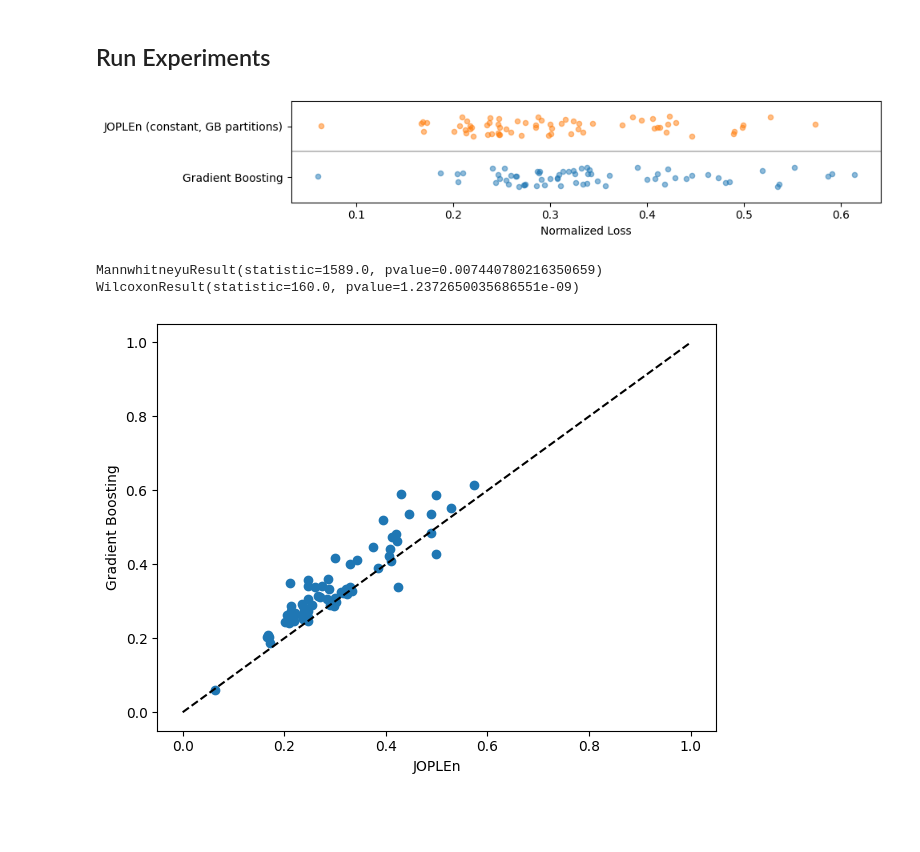
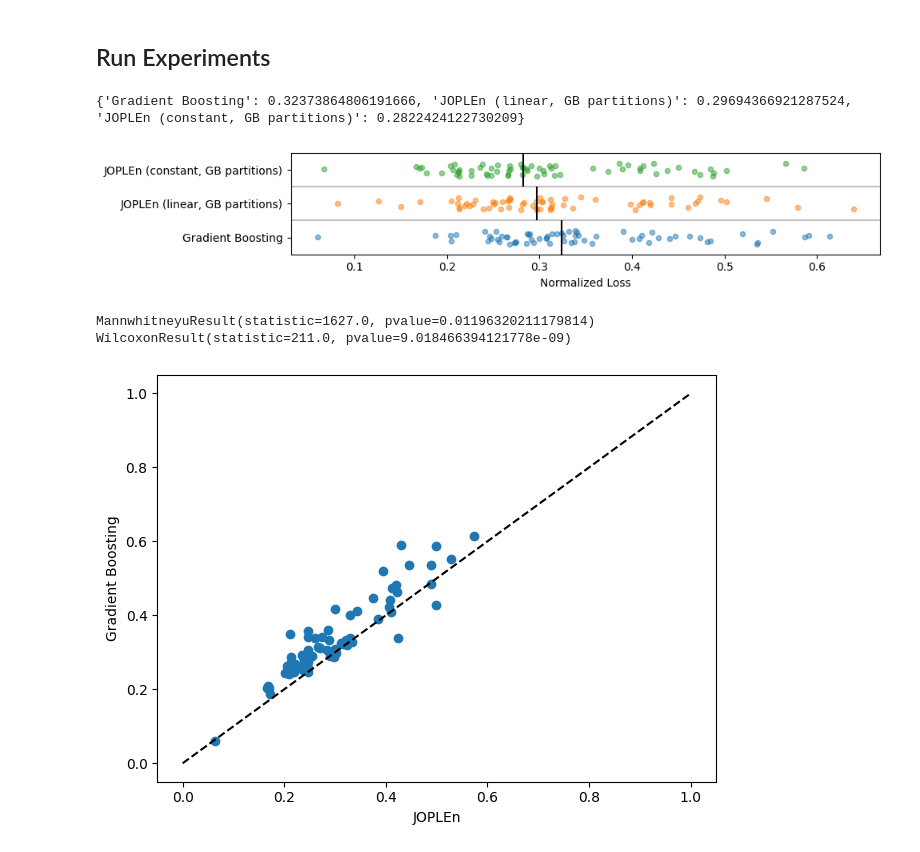
Before and after one commit to mattrmd/joplen_mlsp2024, a Jupyter notebook: experiments/prediction.ipynb, the cells around one changed output. Drawn from its saved outputs; the diff is of its cells as text; code cells hidden in the pictures; blank space fills up the shorter version.

```diff
--- a/experiments/prediction.ipynb
+++ b/experiments/prediction.ipynb
@@ -532,10 +536,7 @@ for ds_path in itr:
         if "prediction" not in info["experiments"]:
             continue
 
-        if file_name in ["joplen_linear_lingb_part", "lb", "joplen_linear_maxvar_part"]:
-            continue
-
-        if file_name not in ["joplen_const_gb_part", "gb"]:
+        if file_name not in ["joplen_const_gb_part", "gb", "joplen_linear_gb_part"]:
             continue
 
         model_str = f"{file_name} on {ds_path.name}"
@@ -576,9 +577,14 @@ def plot_strip(
     for x_idx, x_values in enumerate(arr[:-1]):
         ax.hlines(x_idx + 1 / 2, *x_lim, color="k", alpha=0.25)
 
+    # plot vertical line for mean for each model
+    means = [np.mean(list(x_values)) for x_values in arr]
+    for x_value, mean in zip(range(len(arr)), means):
+        ax.vlines(mean, x_value - 1 / 2, x_value + 1 / 2, color="k")
+
     ax.set_xlim(x_lim)
 
-    return ax
+    return ax, means
 
 
 x_values = []
@@ -588,36 +594,40 @@ y_labels = []
 rescaled_res = {
     k: {kk: (vv["test_score"] / vv["dummy_loss"]) for kk, vv in v.items()}
     for k, v in reg_res.items()
 }
 
 mean_res = {k: np.mean(list(v.values())) for k, v in rescaled_res.items()}
 
 sorted_dict = {k: rescaled_res[k] for k in sorted(mean_res, key=mean_res.get)[::-1]}
 
 for k, v in sorted_dict.items():
     x_values.append(v.values())
     y_labels.append(k)
 
-ax = plot_strip(
+ax.set_xlim(0,1.1)
+
+ax, means = plot_strip(
     x_values, plot_kwargs={"figsize": (10, 2)}, scatter_kwargs={"alpha": 0.5, "s": 20}
 )
+
+print({k: v for k, v in zip(y_labels, means)})
 
 ax.set_yticks(range(len(y_labels)))
 ax.set_yticklabels(y_labels)
 
 y_lim = ax.get_ylim()
 ax.vlines(1, -1, len(y_labels) + 1, color="k", linestyle="--")
 ax.set_ylim(-1 / 2, len(y_labels) - 1 / 2)
-# ax.set_xlim(x_lim)
 
 plt.xlabel("Normalized Loss")
 
 plt.tight_layout()
 plt.savefig(PLOT_PATH / "reg_strip.png", dpi=300)
 
 plt.show()
 # %% [output]
+{'Gradient Boosting': 0.32373864806191666, 'JOPLEn (linear, GB partitions)': 0.29694366921287524, 'JOPLEn (constant, GB partitions)': 0.2822424122730209}
-[figure, old version]
+[figure, new version]
 # %%
 # compute non-parametic distribution test
 from scipy.stats import mannwhitneyu
@@ -629,8 +639,8 @@ theirs = np.array(list(rescaled_res["Gradient Boosting"].values()))
 print(mannwhitneyu(ours, theirs, alternative="less"))
 print(wilcoxon(ours, theirs, alternative="less"))
 # %% [output]
-MannwhitneyuResult(statistic=1589.0, pvalue=0.007440780216350659)
-WilcoxonResult(statistic=160.0, pvalue=1.2372650035686551e-09)
+MannwhitneyuResult(statistic=1627.0, pvalue=0.01196320211179814)
+WilcoxonResult(statistic=211.0, pvalue=9.018466394121778e-09)
 # %%
 plt.scatter(ours, theirs)
 plt.plot([0, 1], [0, 1], color="k", linestyle="--")
```
Also changed, not shown: parts of 1 cell of this notebook, 1 other file.
